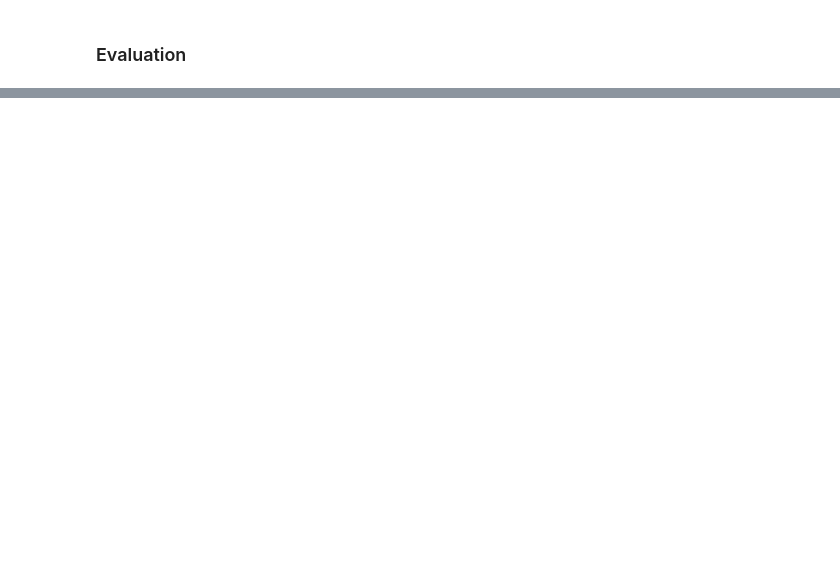
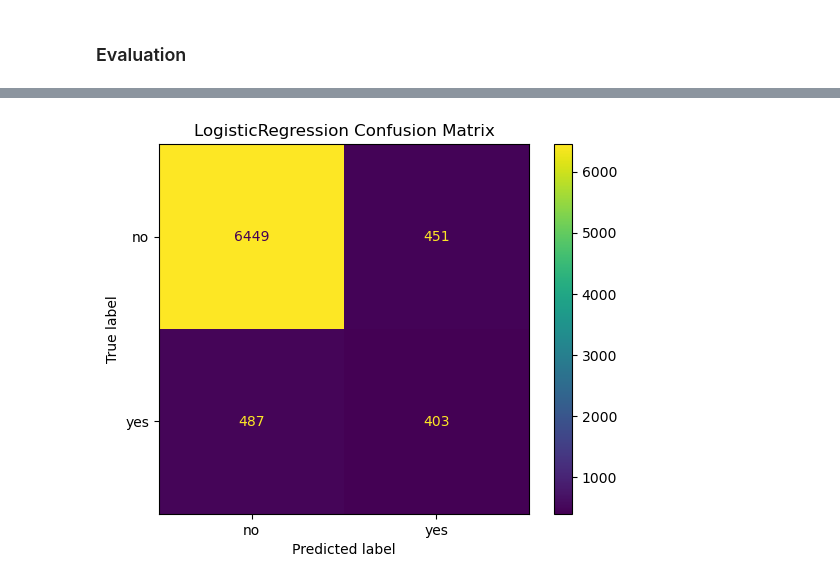
Before and after one commit to mattdabit/bank-marketing, a Jupyter notebook: bank_marketing.ipynb, the cells around one changed output, grey strips where cells are left out. Cells and saved outputs as stored; diff of their text form; code cells hidden in the pictures; blank space fills up the shorter version.

```diff
--- a/bank_marketing.ipynb
+++ b/bank_marketing.ipynb
@@ -393,6 +398,8 @@ def eval_model(pipe, model_name, key, X_train, X_test, y_train, y_test, best_par
         ),
         "best_params": best_params,
     }
+# %%
+recall_scorer = make_scorer(recall_score, pos_label='yes')
 # %%
 scores = []
 # %%
@@ -403,15 +410,16 @@ tree_pipe = Pipeline([
 ])
 
 params = {
-    'smote__k_neighbors': [3, 5, 7],
+    'smote__k_neighbors': [3, 5],
     'smote__sampling_strategy': [.3, .5],
-    'tree__criterion': ["gini", "entropy", "log_loss"],
-    "tree__max_depth": [3, 4, 5, 6],
-    "tree__min_samples_split": [4, 5, 6],
-    "tree__min_samples_leaf": [3, 4, 5, 6],
+    'tree__criterion': ["gini", "entropy"],
+    "tree__max_depth": [3, 4, 5],
+    "tree__min_samples_split": [4, 5],
+    "tree__min_samples_leaf": [3, 4, 5],
+    "preprocessor__poly__degree": [2, 3]
 }
 
-grid_tree = GridSearchCV(tree_pipe, param_grid=params, scoring='recall', verbose=1)
+grid_tree = GridSearchCV(tree_pipe, param_grid=params, scoring=recall_scorer, verbose=1)
 grid_tree.fit(X_train, y_train)
 print(grid_tree.best_params_)
 # %% [output]
@@ -436,3 +443,22 @@ scores.append(tree_evaluation)
 joblib.dump(grid_tree.best_estimator_, 'bank_marketing_decision_tree.pkl')
 # %% [output]
 ['bank_marketing_decision_tree.pkl']
+# %%
+lr_pipe = Pipeline([
+    ('preprocessor', preprocessor),
+    ('smote', SMOTE(random_state=42)),
+    ('lr', LogisticRegression(random_state=42)),
+])
+
+params = {
+    'smote__k_neighbors': [3, 5],
+    'smote__sampling_strategy': [.3, .5],
+    'lr__penalty': ['l1', 'l2', 'elasticnet'],
+    'lr__max_iter': [500, 1000],
+    'lr__C': [.01,.1, 1],
+    "preprocessor__poly__degree": [2, 3]
+}
+
+grid_lr = GridSearchCV(lr_pipe, param_grid=params, scoring=recall_scorer, verbose=1)
+grid_lr.fit(X_train, y_train)
+print(grid_lr.best_params_)
@@ -440,0 +757,10 @@ joblib.dump(grid_tree.best_estimator_, 'bank_marketing_decision_tree.pkl')
+# %%
+# Logistic Regression confusion matrix
+cm = confusion_matrix(y_test, grid_lr.best_estimator_.predict(X_test))
+fig = ConfusionMatrixDisplay(cm, display_labels=grid_lr.best_estimator_.classes_)
+fig.plot()
+fig.ax_.set_title('LogisticRegression Confusion Matrix')
+plt.savefig('images/logistic_regression_cm.png', dpi=100)
+plt.show()
+# %% [output]
+[figure, added]
```
Also changed, not shown: parts of 32 cells of this notebook, 10 other files.
